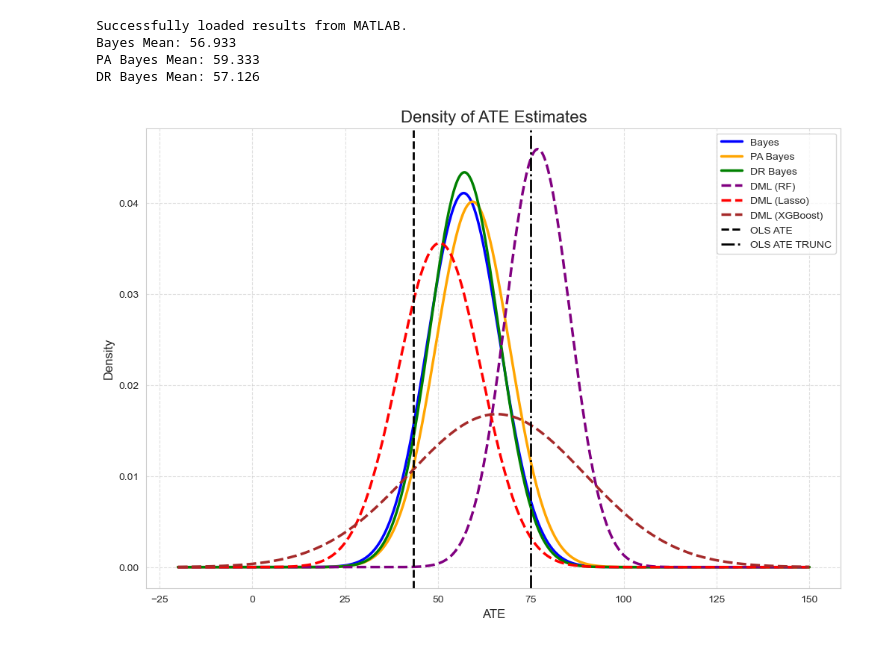
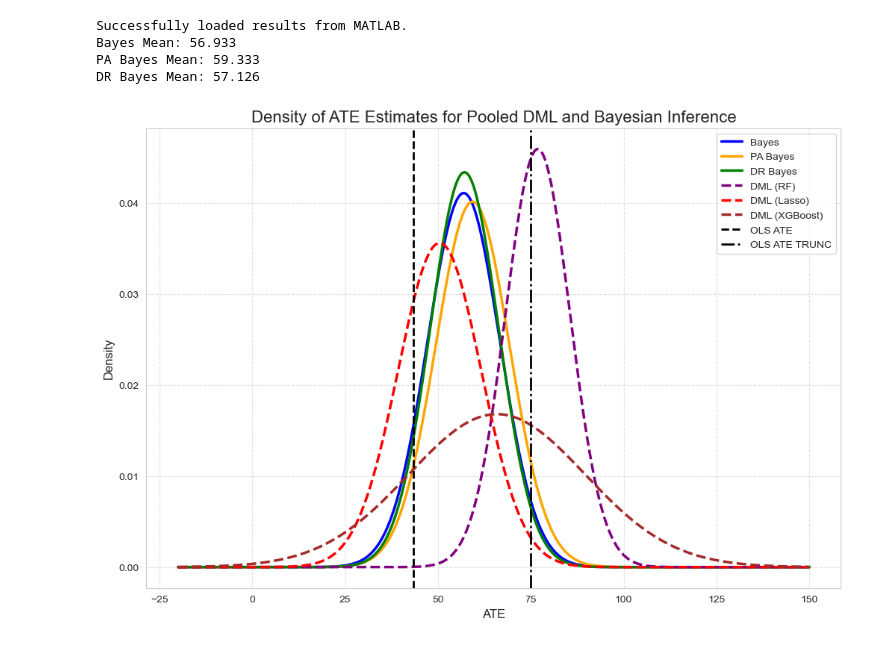
Before and after one commit to anntis/master_thesis, a Jupyter notebook: methods_plot.ipynb, the cells around one changed output. Cells and saved outputs as stored; diff of their text form; code cells hidden in the pictures.

```diff
--- a/methods_plot.ipynb
+++ b/methods_plot.ipynb
@@ -99,26 +99,26 @@ pdf_dml_xgb = stats.norm.pdf(x_values, dml_ate_xgb, dml_std_xgb)
 # %%
 plt.figure(figsize=(12, 8))
 sns.set_style("whitegrid")
 
 # Bayesian distributions as density curves
 plt.plot(x_values, pdf_bayes, label='Bayes', color='blue', linewidth=2.5)
 plt.plot(x_values, pdf_pa_bayes, label='PA Bayes', color='orange', linewidth=2.5)
 plt.plot(x_values, pdf_dr_bayes, label='DR Bayes', color='green', linewidth=2.5)
 
 # DML distributions as density curves
 plt.plot(x_values, pdf_dml_rf, label='DML (RF)', color='purple', linestyle='--', linewidth=2.5)
 plt.plot(x_values, pdf_dml_lasso, label='DML (Lasso)', color='red', linestyle='--', linewidth=2.5)
 plt.plot(x_values, pdf_dml_xgb, label='DML (XGBoost)', color='brown', linestyle='--', linewidth=2.5)
 
 # OLS ATE estimate as a vertical dashed line
 plt.axvline(ate_or, color='black', linestyle='--', linewidth=2, label='OLS ATE')
 plt.axvline(ate_or_tr, color='black', linestyle='-.', linewidth=2, label='OLS ATE TRUNC')
 
-plt.title('Density of ATE Estimates', fontsize=16)
+plt.title('Density of ATE Estimates for Pooled DML and Bayesian Inference', fontsize=16)
 plt.xlabel('ATE', fontsize=12)
 plt.ylabel('Density', fontsize=12)
 plt.legend(fontsize=10)
 plt.grid(True, linestyle='--', alpha=0.6)
 plt.show()
 # %% [output]
-[figure, old version]
+[figure, new version]
```
Also changed, not shown: 2 other files.
